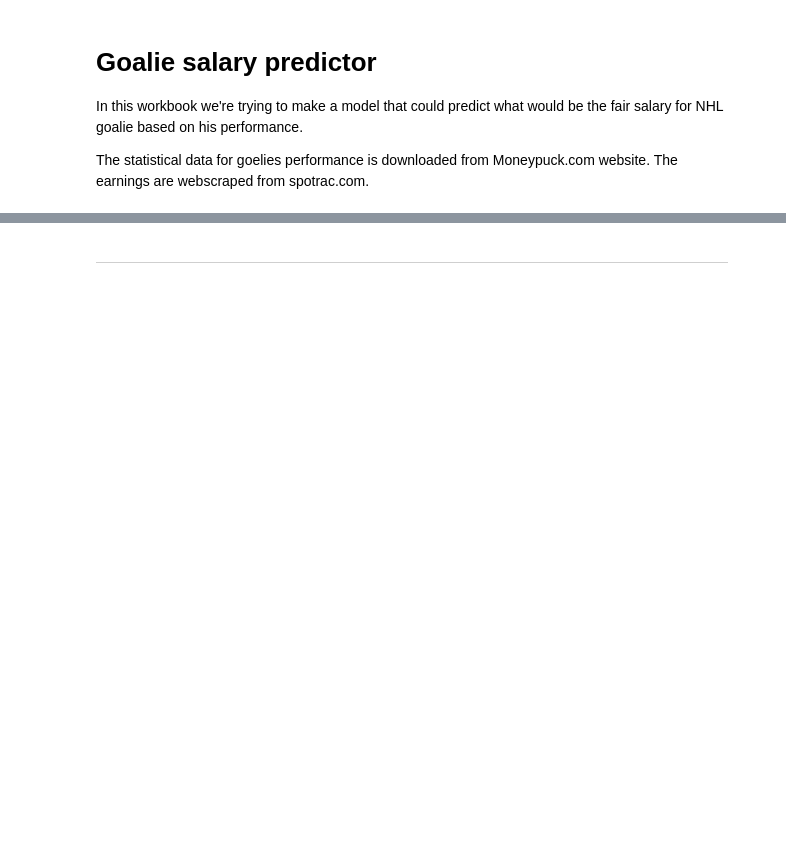
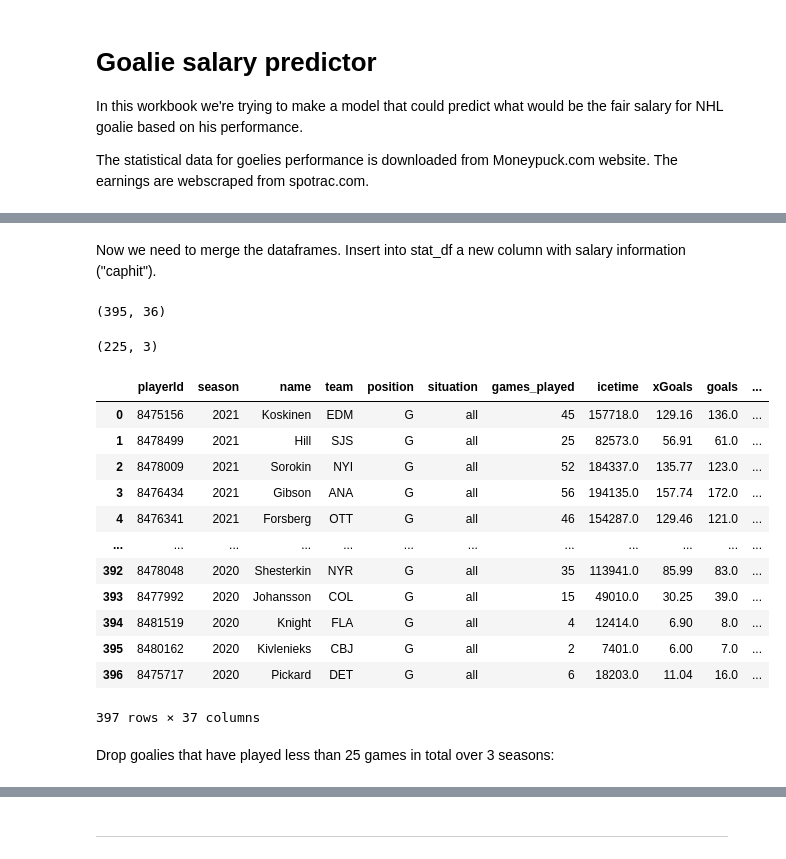
Before and after one commit to holezekki99/JODA2022, a Jupyter notebook: Goalie_salary_prediction.ipynb, the cells around one changed output, grey strips where cells are left out. Cells and saved outputs as stored; diff of their text form; code cells hidden in the pictures; blank space fills up the shorter version.

```diff
--- a/Goalie_salary_prediction.ipynb
+++ b/Goalie_salary_prediction.ipynb
@@ -73,0 +70,19 @@ for i in years:
+# %%
+# Make one dataframe out of multiple statistical files (https://www.geeksforgeeks.org/how-to-merge-multiple-csv-files-into-a-single-pandas-dataframe/)
+
+# importing libraries
+import glob
+import os
+
+# merging the files
+stat_files = os.path.join("./data", "stat*.csv")
+
+# A list of all joined files is returned
+stats_list = glob.glob(stat_files)
+
+# Finally, the files are joined
+stat_df = pd.concat(map(pd.read_csv, stats_list), ignore_index=True)
+
+# Use only family name. Datasources seem to have differencies in firstnames. (https://pandas.pydata.org/docs/getting_started/intro_tutorials/10_text_data.html)
+stat_df['name'] = stat_df['name'].str.split().str.get(1)
+stat_df.head()
@@ -73,0 +119,4 @@ for i in years:
+# %%
+# remove rows using the drop() function
+stat_df.drop(stat_df.index[stat_df['situation'] != 'all'], inplace=True)
+stat_df.head()
@@ -73,0 +155,5 @@ for i in years:
+# %%
+# Load salaries.csv into a dataframe
+
+sal_df = pd.read_csv('./data/salaries.csv')
+sal_df.head()
@@ -73,0 +180,6 @@ for i in years:
+# %%
+# Convert year into numeric value:
+sal_df['season'] = sal_df['season'].astype(int)
+
+# Convert caphit into numeric value.
+sal_df['caphit'] = sal_df['caphit'].replace("[$,]", "", regex=True).astype(int)
@@ -73,0 +199,29 @@ for i in years:
+# %% [markdown]
+Now we need to merge the dataframes. Insert into stat_df a new column with salary information ("caphit").
+# %%
+stat_df.shape
+# %% [output]
+(395, 36)
+# %%
+sal_df.shape
+# %% [output]
+(225, 3)
+# %%
+merged_df = pd.merge(stat_df, sal_df, how="left", on=["season", "name"])
+merged_df
+# %% [output]
+|  | playerId | season | name | team | position | situation | games_played | icetime | xGoals | goals | ... |
+| 0 | 8475156 | 2021 | Koskinen | EDM | G | all | 45 | 157718.0 | 129.16 | 136.0 | ... |
+| 1 | 8478499 | 2021 | Hill | SJS | G | all | 25 | 82573.0 | 56.91 | 61.0 | ... |
+| 2 | 8478009 | 2021 | Sorokin | NYI | G | all | 52 | 184337.0 | 135.77 | 123.0 | ... |
+| 3 | 8476434 | 2021 | Gibson | ANA | G | all | 56 | 194135.0 | 157.74 | 172.0 | ... |
+| 4 | 8476341 | 2021 | Forsberg | OTT | G | all | 46 | 154287.0 | 129.46 | 121.0 | ... |
+| ... | ... | ... | ... | ... | ... | ... | ... | ... | ... | ... | ... |
+| 392 | 8478048 | 2020 | Shesterkin | NYR | G | all | 35 | 113941.0 | 85.99 | 83.0 | ... |
+| 393 | 8477992 | 2020 | Johansson | COL | G | all | 15 | 49010.0 | 30.25 | 39.0 | ... |
+| 394 | 8481519 | 2020 | Knight | FLA | G | all | 4 | 12414.0 | 6.90 | 8.0 | ... |
+| 395 | 8480162 | 2020 | Kivlenieks | CBJ | G | all | 2 | 7401.0 | 6.00 | 7.0 | ... |
+| 396 | 8475717 | 2020 | Pickard | DET | G | all | 6 | 18203.0 | 11.04 | 16.0 | ... |
+397 rows × 37 columns
+# %% [markdown]
+Drop goalies that have played less than 25 games in total over 3 seasons:
```
Also changed, not shown: parts of 37 cells of this notebook.
